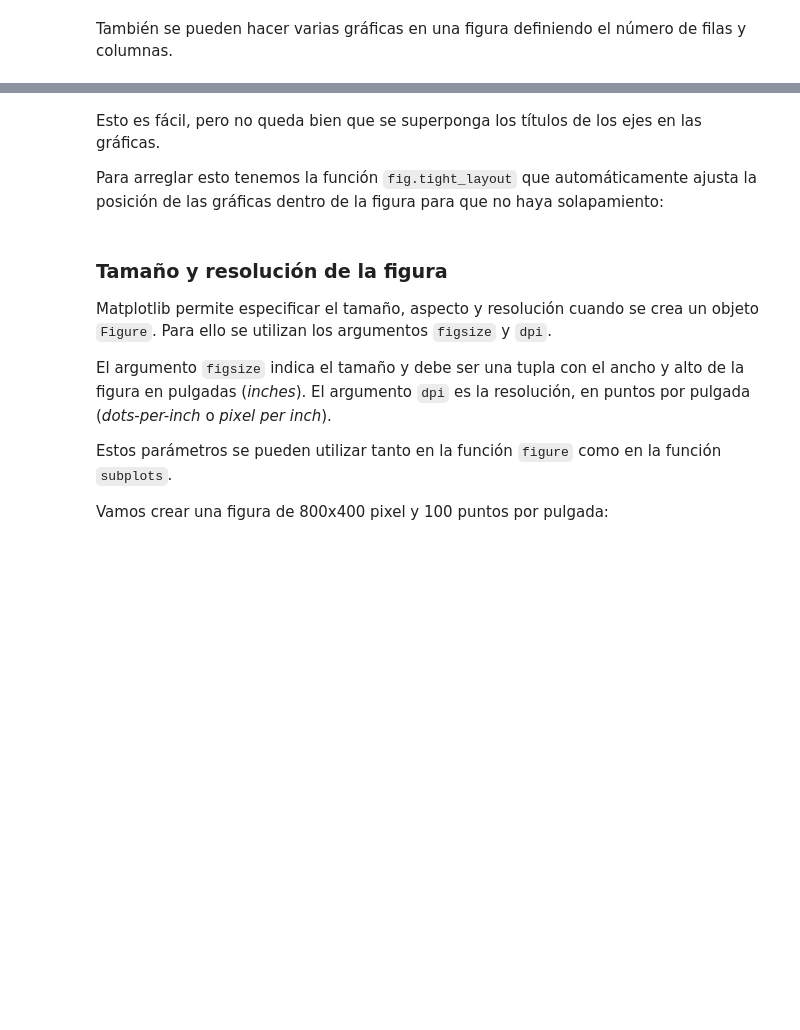
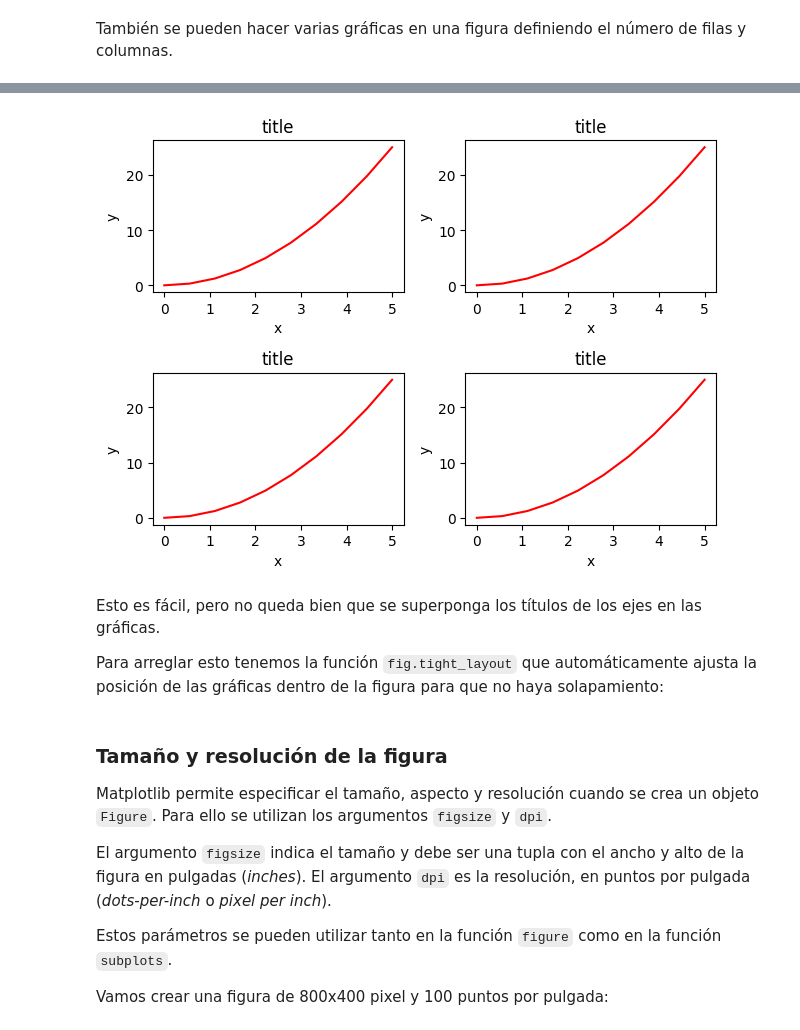
Before and after one commit to AdrianBR003/Practias-Tecnologias-Emergentes, a Jupyter notebook: Practica3/Práctica3-MatPlotLib/Práctica3-matplotlib.ipynb, the cells around one changed output, grey strips where cells are left out. Saved outputs shown, nothing was run; the diff lists cells and outputs as text; code cells hidden in the pictures; blank space fills up the shorter version.

```diff
--- a/Practica3/Práctica3-MatPlotLib/Práctica3-matplotlib.ipynb
+++ b/Practica3/Práctica3-MatPlotLib/Práctica3-matplotlib.ipynb
@@ -134,8 +172,19 @@ for ax in axes:
 
 **Ejercicio 3**: Realiza una gráfica que contenga 4 subgráficas, ordenadas en 2 filas y 2 columnas.
 # %%
-# Solución Ejercicio 2
+# Solución Ejercicio 3
 # Inserta en esta celda, a continuación, el código Python pedido
+fig, axes = plt.subplots(nrows=2, ncols=2)
+
+for ax in axes.flat:
+    ax.plot(x, y, 'r')
+    ax.set_xlabel('x')
+    ax.set_ylabel('y')
+    ax.set_title('title')
+
+fig.tight_layout()
+# %% [output]
+[figure, added]
 # %% [markdown]
 Esto es fácil, pero no queda bien que se superponga los títulos de los ejes en las gráficas.
 
```
Also changed, not shown: parts of 13 cells of this notebook, 1 other file.
